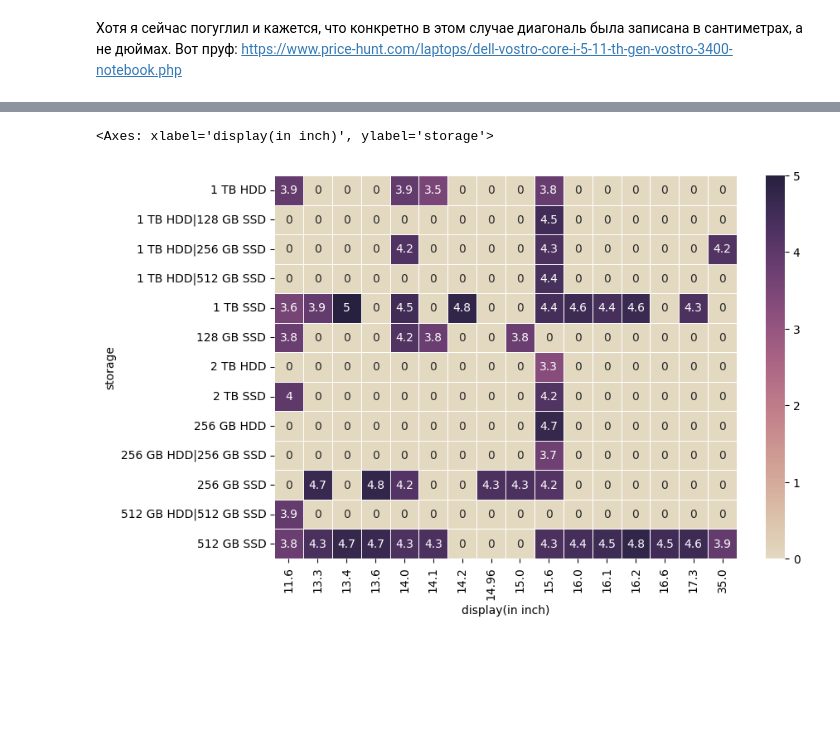
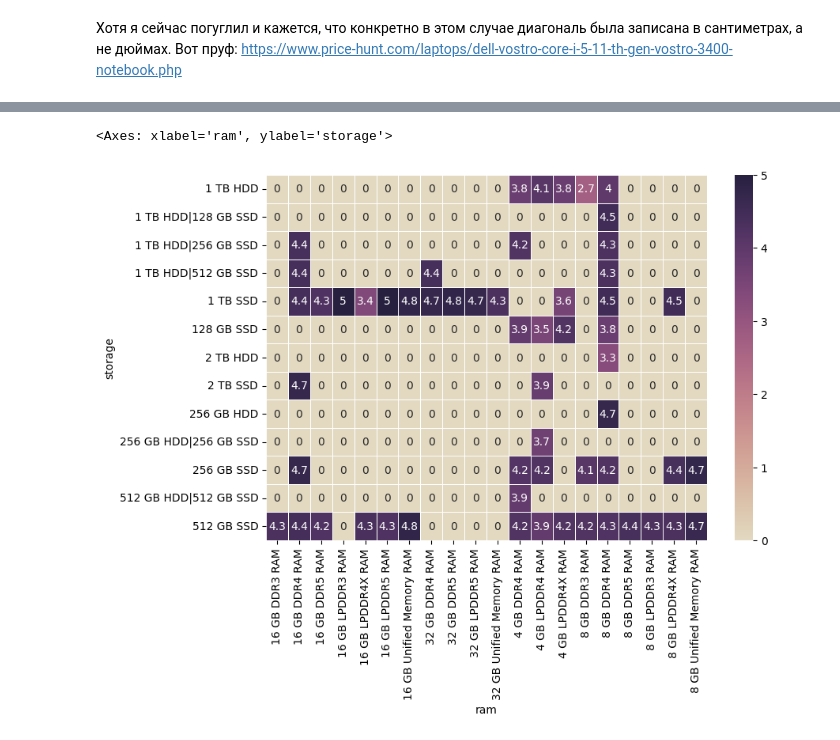
Before and after one commit to OneMoreGate/Machine_learning_MIPT, a Jupyter notebook: Modul_2/Ind_Task/done_work.ipynb, the cells around one changed output, grey strips where cells are left out. Saved outputs shown, nothing was run; the diff lists cells and outputs as text; code cells hidden in the pictures; blank space fills up the shorter version.

```diff
--- a/Modul_2/Ind_Task/done_work.ipynb
+++ b/Modul_2/Ind_Task/done_work.ipynb
@@ -355,7 +353,13 @@ aggfunc=np.mean).fillna(0)
 # %%
+disp_stor_raiting = pd.pivot_table(df, \
+values='rating', \
+index=['storage'],\
+columns=['ram'], \
+aggfunc=np.mean).fillna(0)
+
 color = sns.color_palette("ch:s=-.2,r=.6", as_cmap=True)
 f, ax = plt.subplots(figsize=(9, 6))
-sns.heatmap(disp_stor, annot=True, linewidths=0.5, cmap=color)
+sns.heatmap(disp_stor_raiting, annot=True, linewidths=0.5, cmap=color)
 # %% [output]
-<Axes: xlabel='display(in inch)', ylabel='storage'>
+<Axes: xlabel='ram', ylabel='storage'>
-[figure, old version]
+[figure, new version]
```
Also changed, not shown: parts of 6 cells of this notebook, 6 other files.
